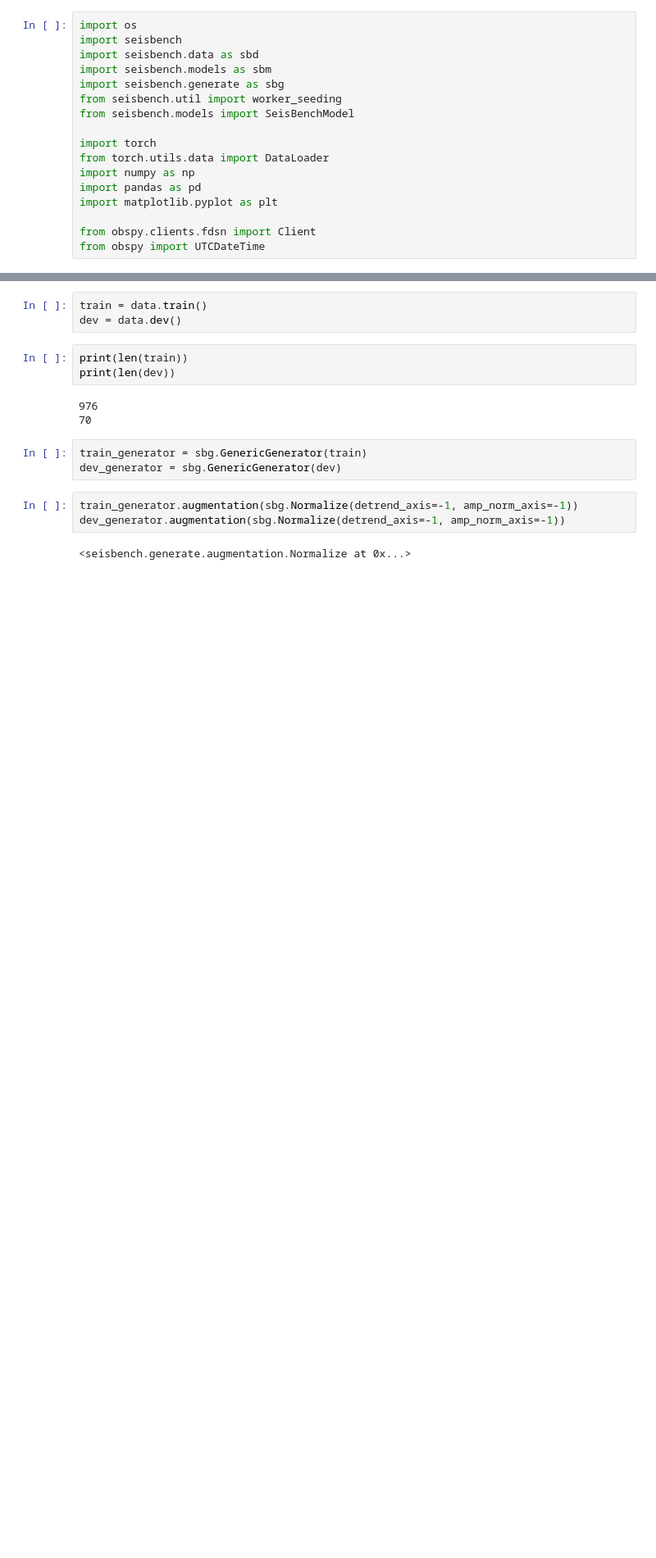
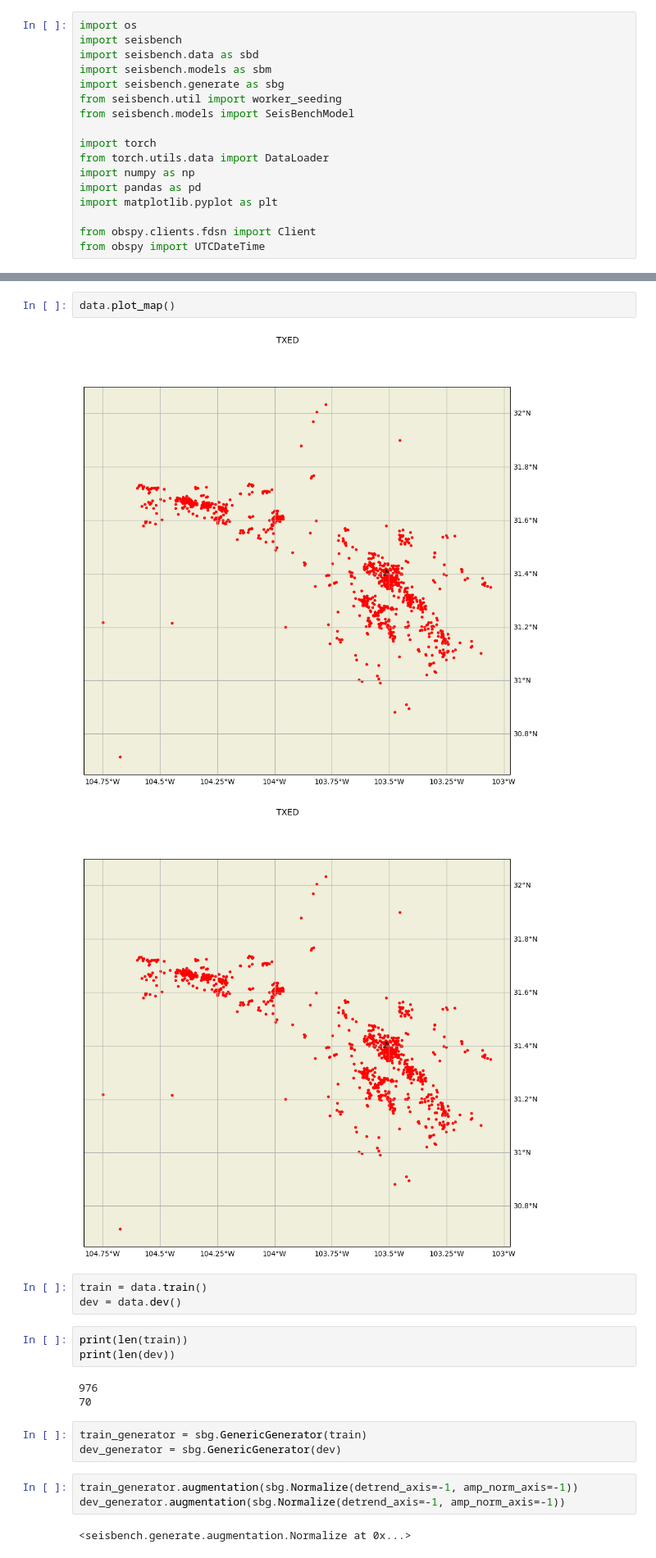
Before and after one commit to JoelBeltranG/Orbis, a Jupyter notebook: redneuronal_completa.ipynb, the cells around one changed output, grey strips where cells are left out. Shown at 82% size. Drawn from its saved outputs; the diff is of its cells as text; blank space fills up the shorter version.

```diff
--- a/redneuronal_completa.ipynb
+++ b/redneuronal_completa.ipynb
@@ -26,4 +28,9 @@ print(data)
 TXED - 1046 traces
+# %%
+data.plot_map()
+# %% [output]
+[figure, added]
+[figure, added]
 # %%
 train = data.train()
 dev = data.dev()
```
Also changed, not shown: parts of 17 cells of this notebook, 3 other files.
